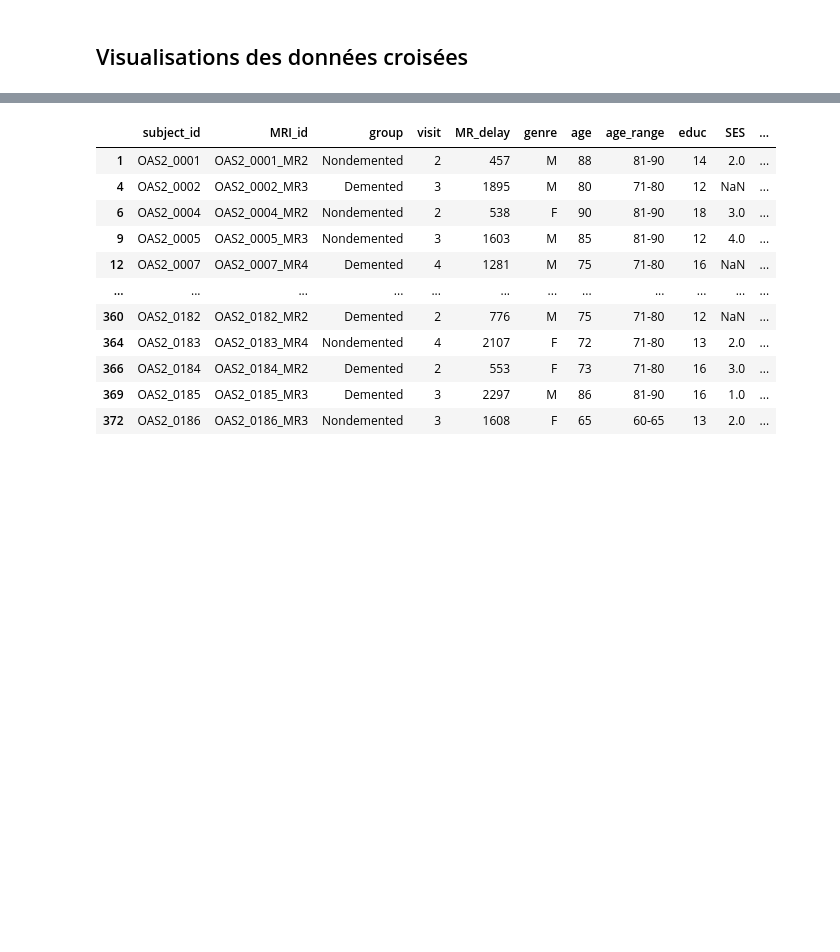
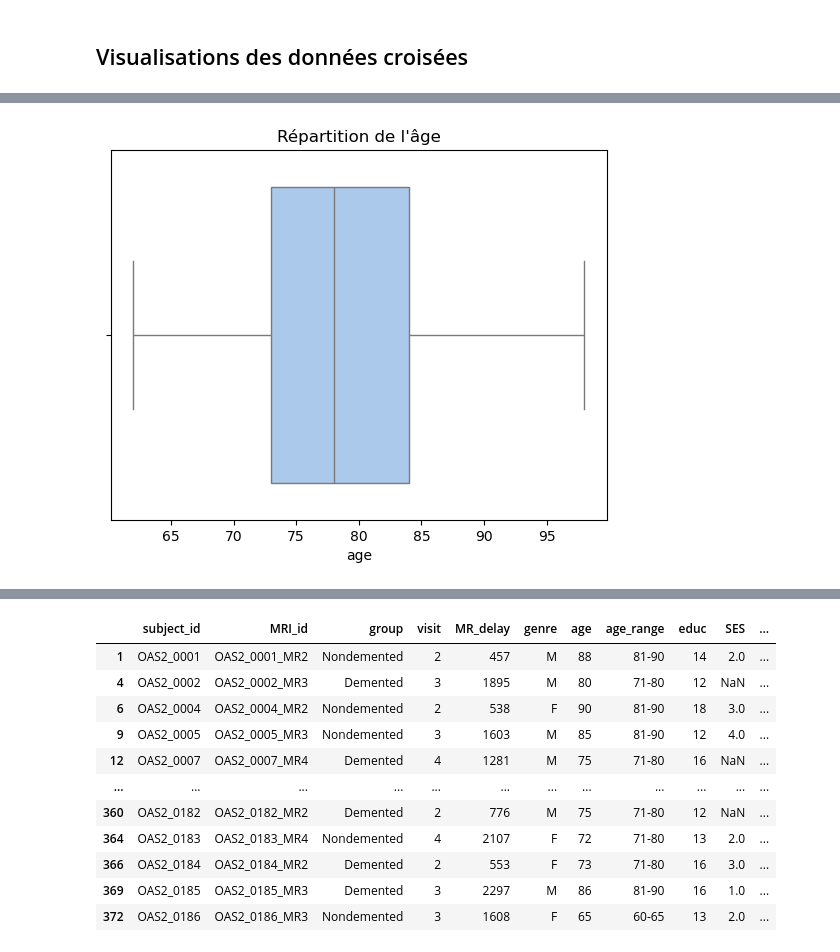
Before and after one commit to Kartmaan/alzheimer, a Jupyter notebook: alz_long.ipynb, the cells around one changed output, grey strips where cells are left out. Drawn from its saved outputs; the diff is of its cells as text; code cells hidden in the pictures; blank space fills up the shorter version.

```diff
--- a/alz_long.ipynb
+++ b/alz_long.ipynb
@@ -227,0 +250,6 @@ Le dataset ne passe de 373 lignes à 150, pour chaque sujet unique.
+# %%
+sns.boxplot(data=data_u, x='age')
+plt.title("Répartition de l'âge")
+plt.show()
+# %% [output]
+[figure, added]
```
Also changed, not shown: parts of 18 cells of this notebook.
